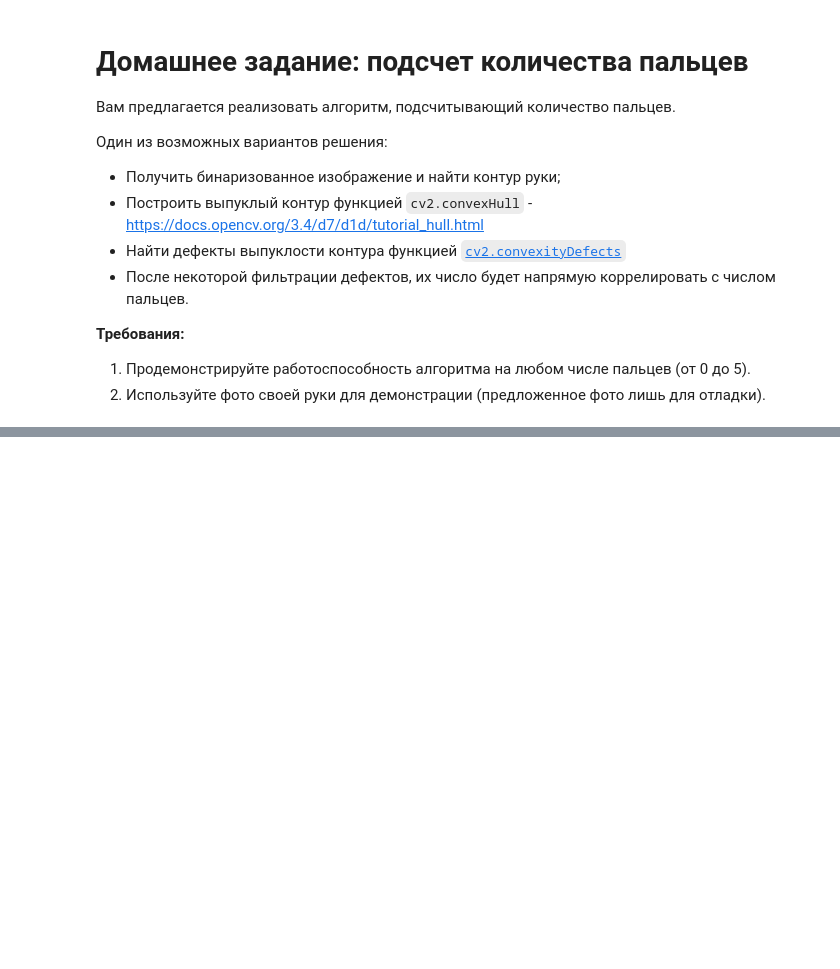
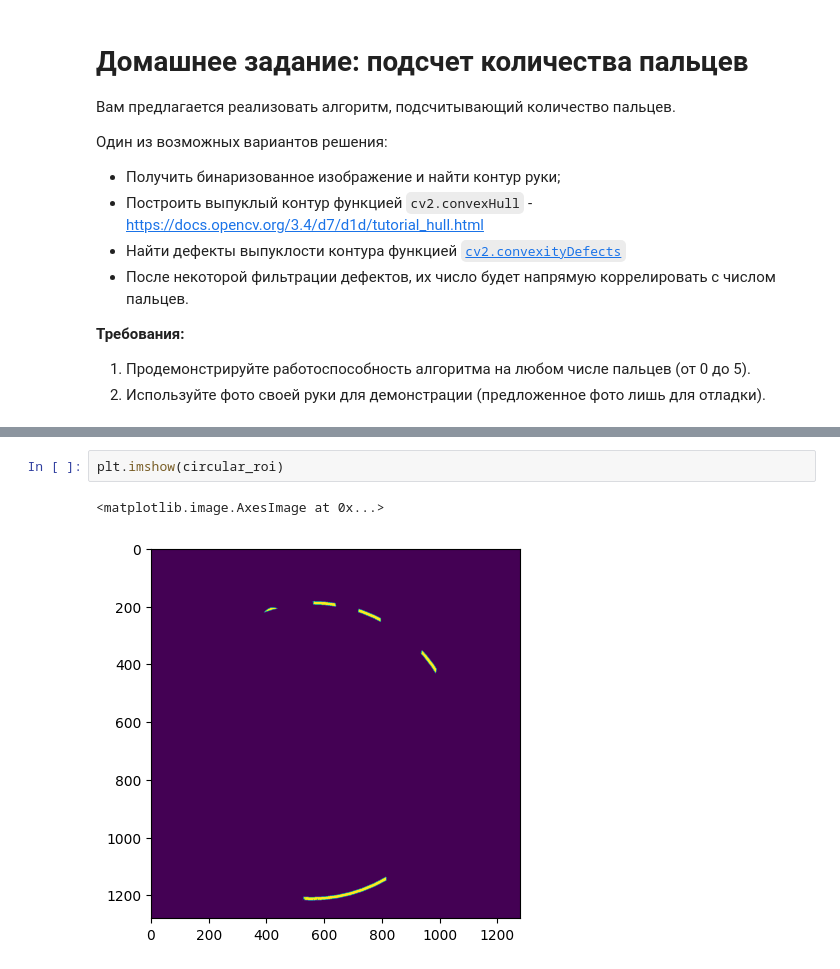
Before and after one commit to richlukich/cv_course_2024, a Jupyter notebook: seminars/seminar_06/Seminar_6.ipynb, the cells around one changed output, grey strips where cells are left out. Drawn from its saved outputs; the diff is of its cells as text; blank space fills up the shorter version.

```diff
--- a/seminars/seminar_06/Seminar_6.ipynb
+++ b/seminars/seminar_06/Seminar_6.ipynb
@@ -189,0 +286,5 @@ plt.imshow(img);
+# %%
+plt.imshow(circular_roi)
+# %% [output]
+<matplotlib.image.AxesImage at 0x...>
+[figure, added]
```
Also changed, not shown: parts of 16 cells of this notebook.
